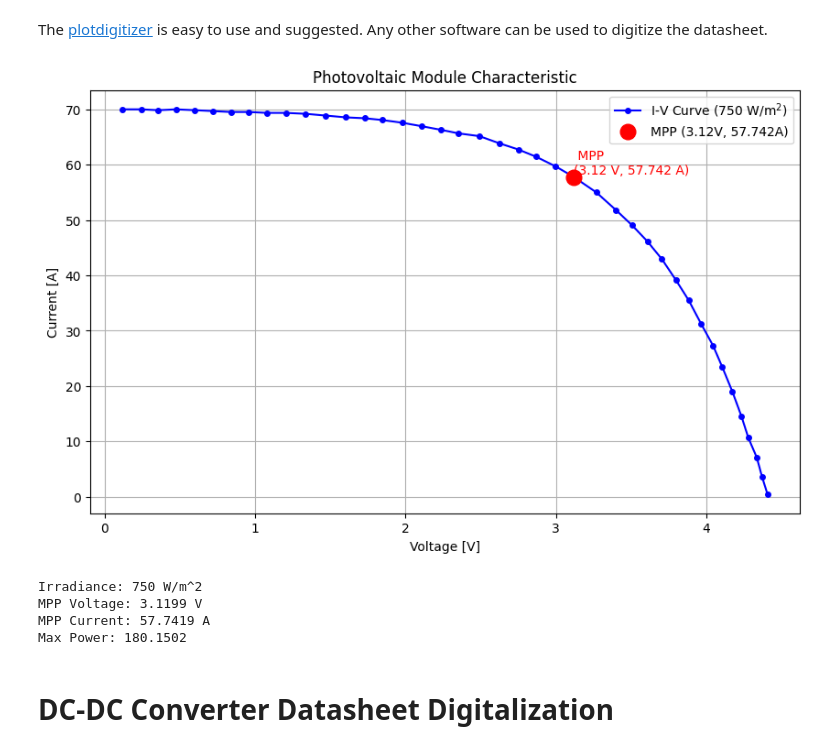
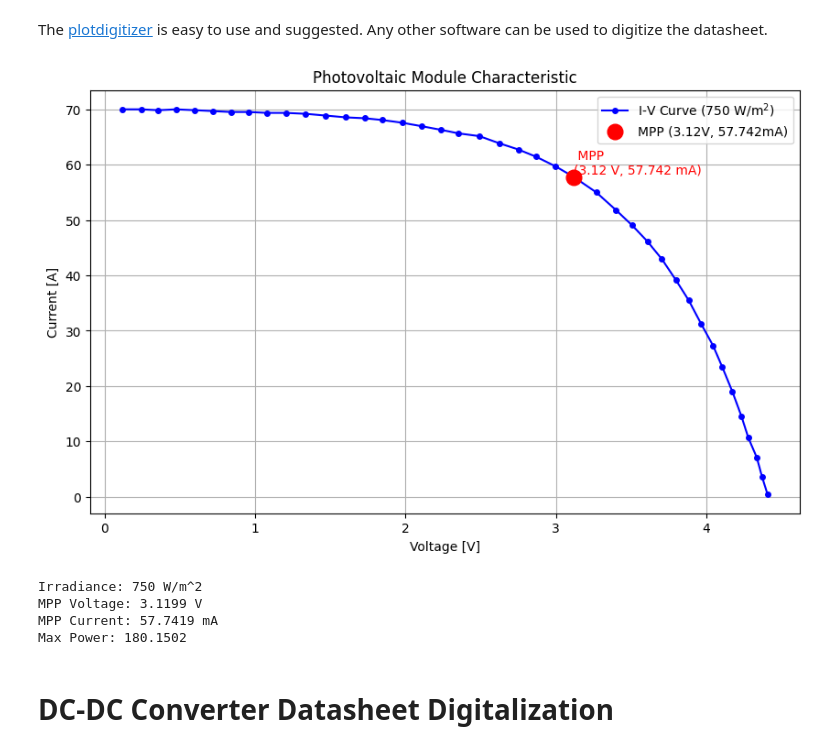
Before and after one commit to Chenya7008/EMIOT_Labs, a Jupyter notebook: lab3/lab3.ipynb, the cells around one changed output. Drawn from its saved outputs; the diff is of its cells as text; code cells hidden in the pictures.

```diff
--- a/lab3/lab3.ipynb
+++ b/lab3/lab3.ipynb
@@ -141,40 +141,40 @@ max_idx = np.argmax(power) # 找到最大功率的索引
 
 v_mpp = x_sorted[max_idx]
 i_mpp = y_sorted[max_idx]
 max_p = power[max_idx]
 
 # ================= 绘图部分 =================
 plt.figure(figsize=(10, 6))
 
 # 第一步：画蓝色的曲线
 # 'b-o' 意思是 blue(蓝色) line(-) with circle marker(o)
 plt.plot(x_sorted, y_sorted, 'b-o', label=f'I-V Curve ({g} W/m$^2$)', markersize=4)
 
 # 第二步：画红色的 MPP 点
 # 'ro' 意思是 red(红色) circle(圆点)
 # markersize=10 把点画大一点，显眼
-plt.plot(v_mpp, i_mpp, 'ro', markersize=12, label=f'MPP ({v_mpp:.2f}V, {i_mpp:.3f}A)')
+plt.plot(v_mpp, i_mpp, 'ro', markersize=12, label=f'MPP ({v_mpp:.2f}V, {i_mpp:.3f}mA)')
 # 标注 MPP 点
-plt.text(v_mpp, i_mpp, f' MPP\n({v_mpp:.2f} V, {i_mpp:.3f} A)',
+plt.text(v_mpp, i_mpp, f' MPP\n({v_mpp:.2f} V, {i_mpp:.3f} mA)',
          fontsize=10, color='red', verticalalignment='bottom')
 
 plt.xlabel('Voltage [V]')
 plt.ylabel('Current [A]')
 plt.title(f'Photovoltaic Module Characteristic')
 plt.legend()
 plt.grid(True)
 plt.show()
 
 # ================= 打印结果 =================
 print(f"Irradiance: {g} W/m^2")
 print(f"MPP Voltage: {v_mpp:.4f} V")
-print(f"MPP Current: {i_mpp:.4f} A")
+print(f"MPP Current: {i_mpp:.4f} mA")
 print(f"Max Power: {power.max():.4f}")
 # %% [output]
-[figure, old version]
+[figure, new version]
 Irradiance: 750 W/m^2
 MPP Voltage: 3.1199 V
-MPP Current: 57.7419 A
+MPP Current: 57.7419 mA
 Max Power: 180.1502
 # %% [markdown]
 # DC-DC Converter Datasheet Digitalization
```
Also changed, not shown: parts of 2 cells of this notebook, 2 other files.
